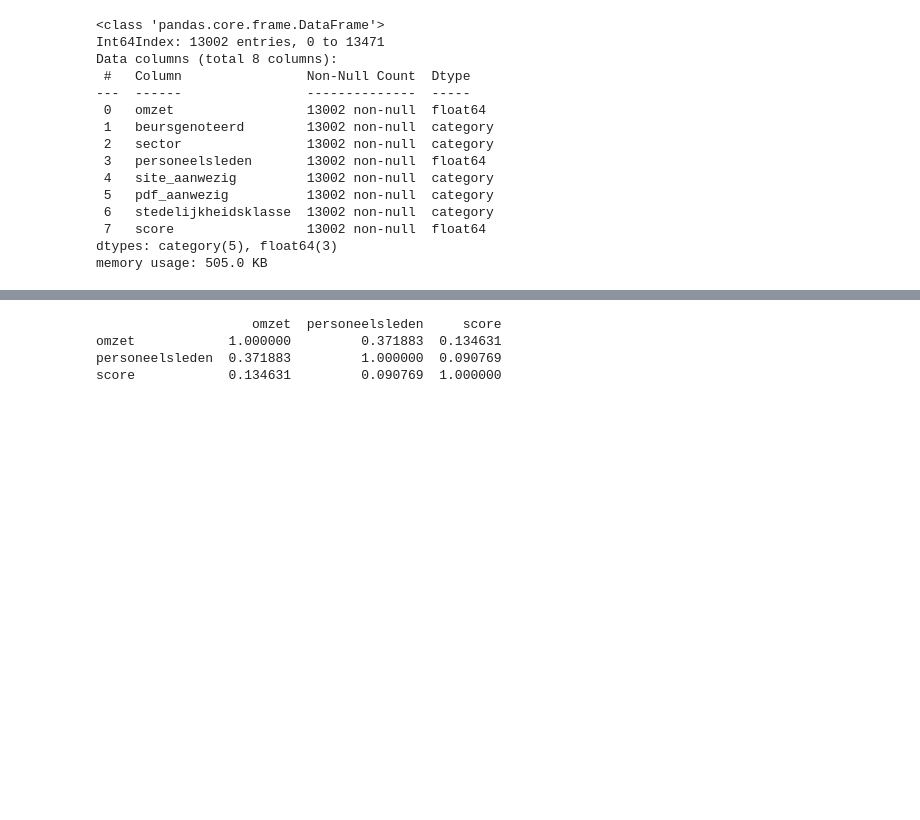
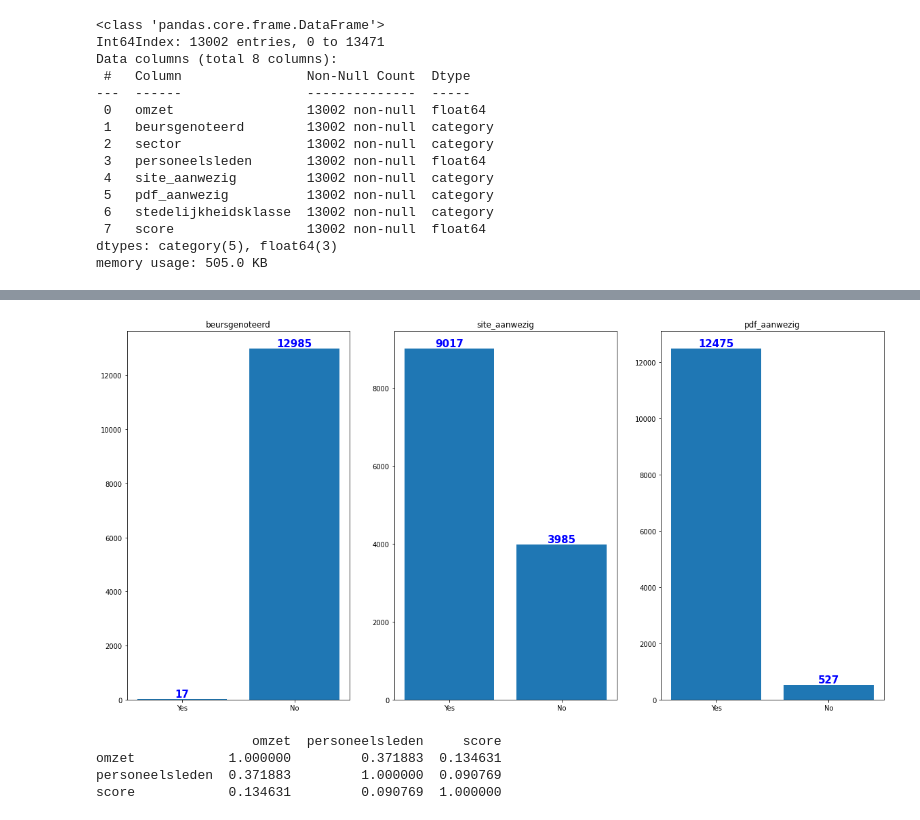
Before and after one commit to BrechtDeSchryver/DEP2G02, a Jupyter notebook: scripts/ml_model.ipynb, the cells around one changed output, grey strips where cells are left out. Cells and saved outputs as stored; diff of their text form; code cells hidden in the pictures; blank space fills up the shorter version.

```diff
--- a/scripts/ml_model.ipynb
+++ b/scripts/ml_model.ipynb
@@ -147,3 +152,22 @@ plt.legend()
+# %%
+# plot 3 bar chart
+counts = {
+    "beursgenoteerd": {"Yes": dataframe["beursgenoteerd"].value_counts().get(1), "No": dataframe["beursgenoteerd"].value_counts().get(0)},
+    "site_aanwezig": {"Yes": dataframe["site_aanwezig"].value_counts().get(1), "No": dataframe["site_aanwezig"].value_counts().get(0)},
+    "pdf_aanwezig": {"Yes": dataframe["pdf_aanwezig"].value_counts().get(1), "No": dataframe["pdf_aanwezig"].value_counts().get(0)}
+}
+
+fig, ax = plt.subplots(1, 3, figsize=(20, 10))
+for i, (key, value) in enumerate(counts.items()):
+    ax[i].bar(value.keys(), value.values())
+    ax[i].set_title(key)
+    ## loop through each bar and add the count as a label
+    for j, v in enumerate(value.values()):
+        ax[i].text(j, v, str(v), color='blue', fontweight='bold', horizontalalignment='center', verticalalignment='bottom', fontsize=15)
+
+plt.show()
+# %% [output]
+[figure, added]
 # %%
 # plot correlation matrix
 import matplotlib.pyplot as plt
```
Also changed, not shown: parts of 20 cells of this notebook, 1 other file.
